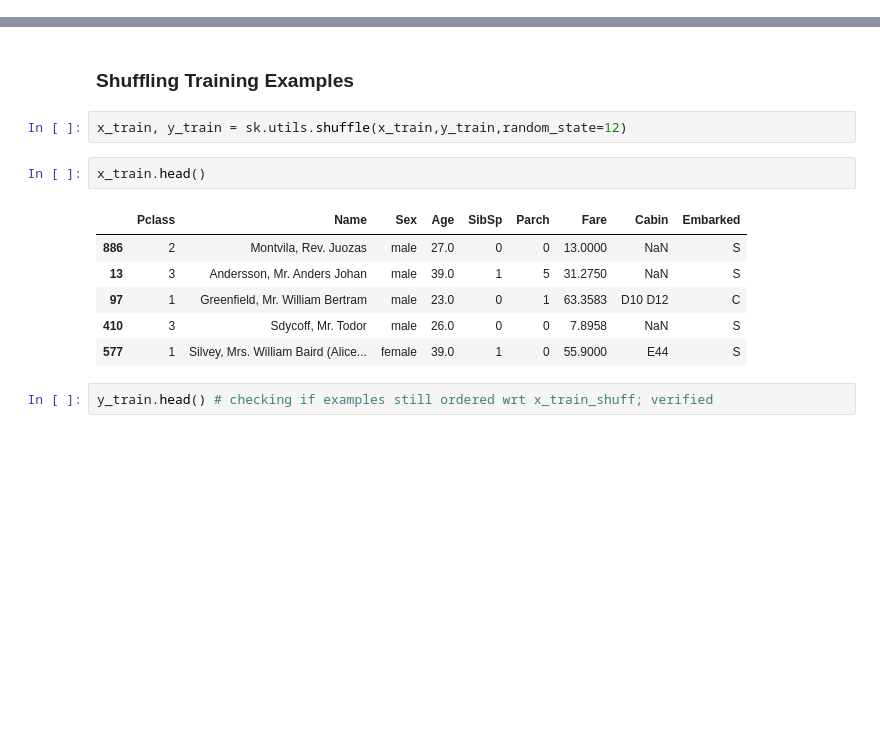
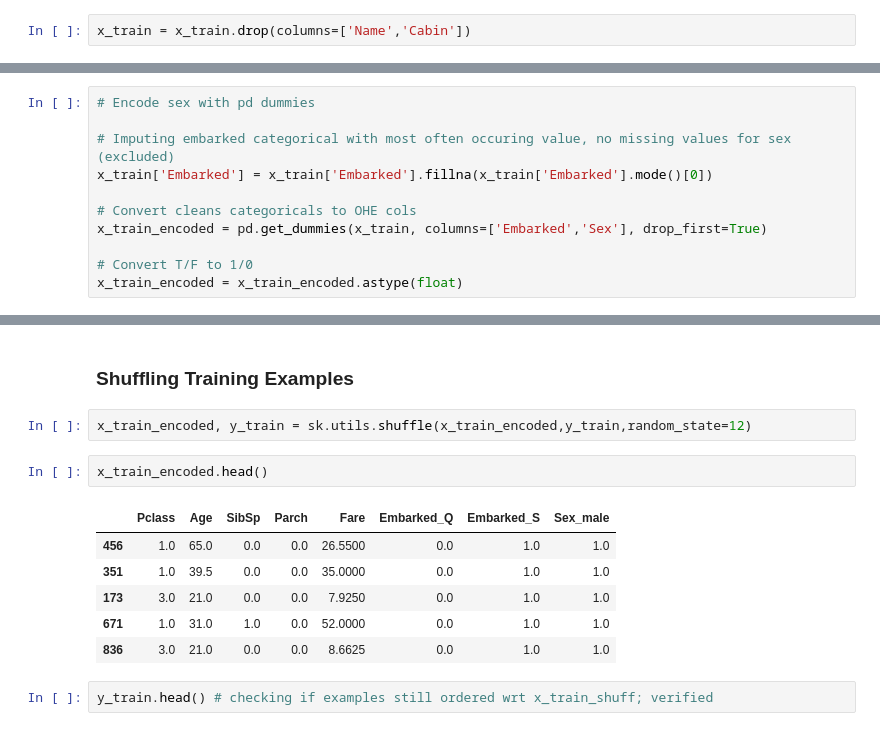
Before and after one commit to smspiegel/Basics_Titanic, a Jupyter notebook: titanic_notebook.ipynb, the cells around one changed output, grey strips where cells are left out. Drawn from its saved outputs; the diff is of its cells as text; blank space fills up the shorter version.

```diff
--- a/titanic_notebook.ipynb
+++ b/titanic_notebook.ipynb
@@ -149,2 +113,4 @@ x_train['Age'] = x_train['Age'].fillna(global_median)
 # %% [markdown]
 ### Encoding Required?
+# %%
+x_train = x_train.drop(columns=['Name','Cabin'])
@@ -151,2 +126,13 @@ x_train['Age'] = x_train['Age'].fillna(global_median)
+# %%
+# Encode sex with pd dummies
+
+# Imputing embarked categorical with most often occuring value, no missing values for sex (excluded)
+x_train['Embarked'] = x_train['Embarked'].fillna(x_train['Embarked'].mode()[0])
+
+# Convert cleans categoricals to OHE cols
+x_train_encoded = pd.get_dummies(x_train, columns=['Embarked','Sex'], drop_first=True)
+
+# Convert T/F to 1/0
+x_train_encoded = x_train_encoded.astype(float)
 # %%
 # Depends on the model used, not for RF/XGB
@@ -157,16 +152,16 @@ x_train['Age'] = x_train['Age'].fillna(global_median)
 # %% [markdown]
 ### Shuffling Training Examples
 # %%
-x_train, y_train = sk.utils.shuffle(x_train,y_train,random_state=12)
+x_train_encoded, y_train = sk.utils.shuffle(x_train_encoded,y_train,random_state=12)
 # %%
-x_train.head()
+x_train_encoded.head()
 # %% [output]
-|  | Pclass | Name | Sex | Age | SibSp | Parch | Fare | Cabin | Embarked |
-| 886 | 2 | Montvila, Rev. Juozas | male | 27.0 | 0 | 0 | 13.0000 | NaN | S |
-| 13 | 3 | Andersson, Mr. Anders Johan | male | 39.0 | 1 | 5 | 31.2750 | NaN | S |
-| 97 | 1 | Greenfield, Mr. William Bertram | male | 23.0 | 0 | 1 | 63.3583 | D10 D12 | C |
-| 410 | 3 | Sdycoff, Mr. Todor | male | 26.0 | 0 | 0 | 7.8958 | NaN | S |
-| 577 | 1 | Silvey, Mrs. William Baird (Alice... | female | 39.0 | 1 | 0 | 55.9000 | E44 | S |
+|  | Pclass | Age | SibSp | Parch | Fare | Embarked_Q | Embarked_S | Sex_male |
+| 456 | 1.0 | 65.0 | 0.0 | 0.0 | 26.5500 | 0.0 | 1.0 | 1.0 |
+| 351 | 1.0 | 39.5 | 0.0 | 0.0 | 35.0000 | 0.0 | 1.0 | 1.0 |
+| 173 | 3.0 | 21.0 | 0.0 | 0.0 | 7.9250 | 0.0 | 1.0 | 1.0 |
+| 671 | 1.0 | 31.0 | 1.0 | 0.0 | 52.0000 | 0.0 | 1.0 | 1.0 |
+| 836 | 3.0 | 21.0 | 0.0 | 0.0 | 8.6625 | 0.0 | 1.0 | 1.0 |
 # %%
 y_train.head() # checking if examples still ordered wrt x_train_shuff; verified
 # %% [output]
```
Also changed, not shown: parts of 14 cells of this notebook.
